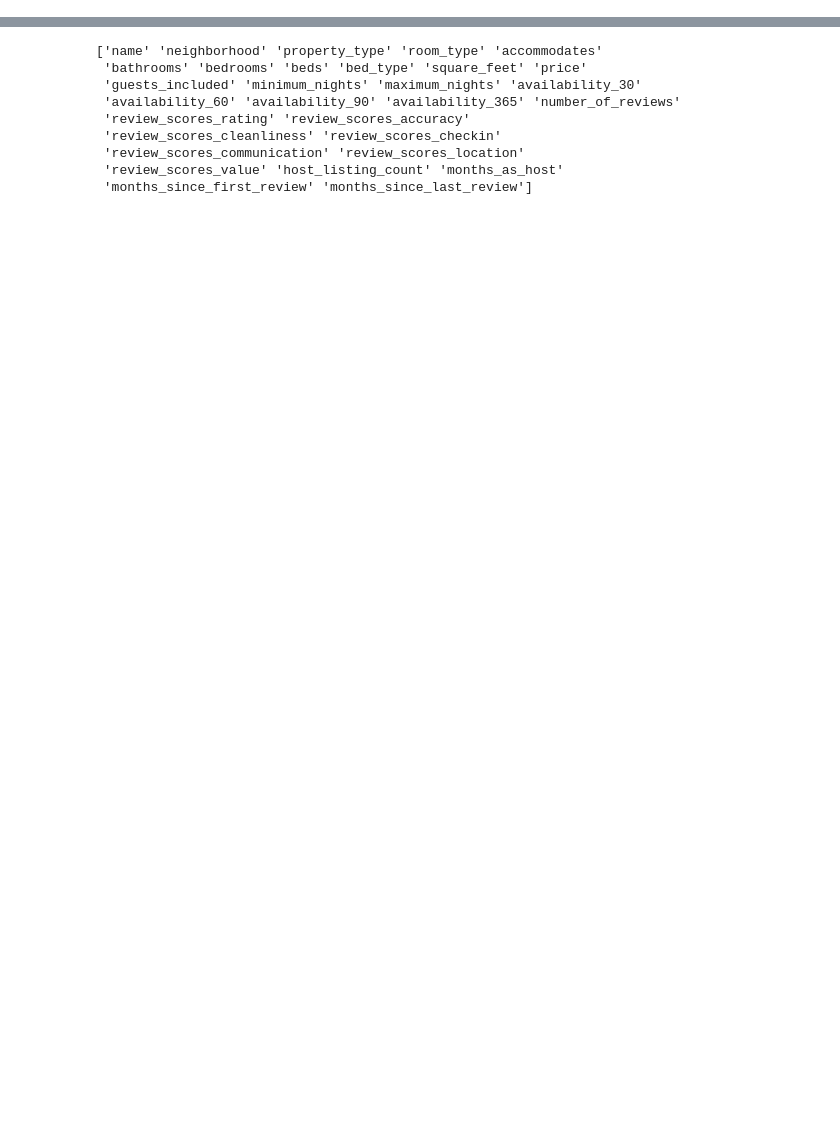
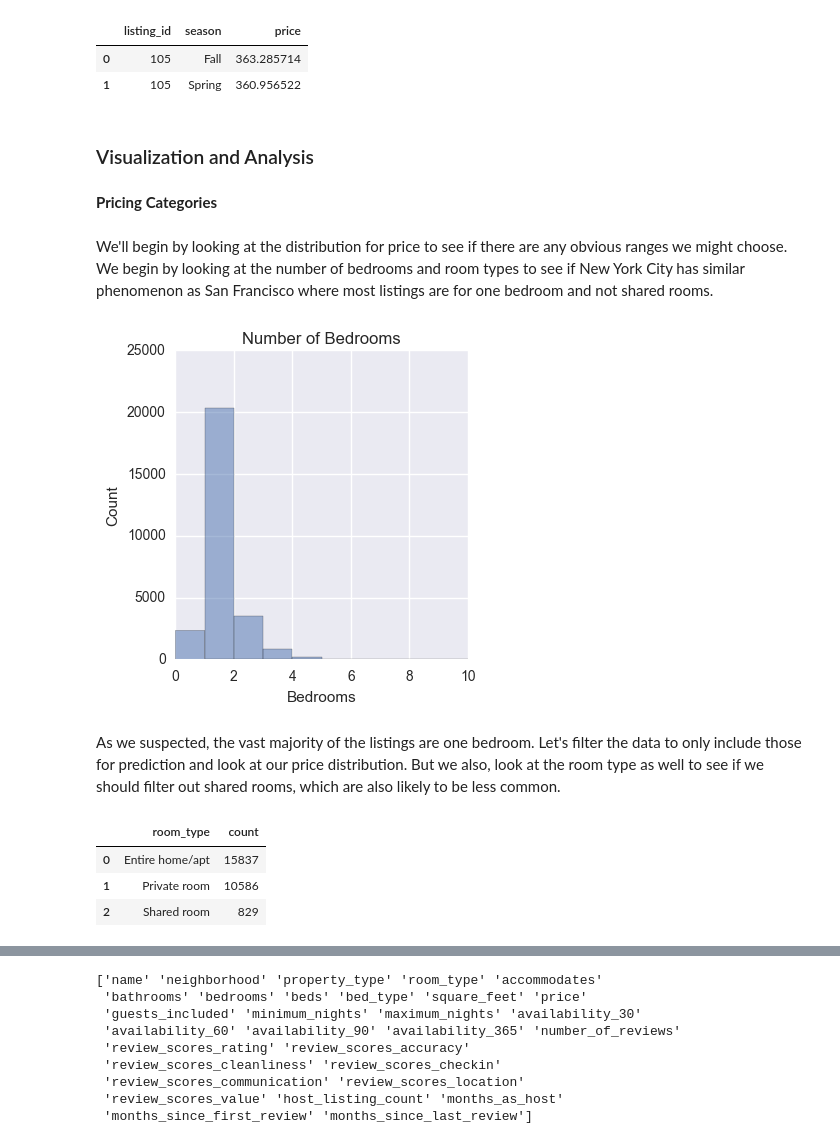
Before and after one commit to vijay4321/cs109AAirbnbProject, a Jupyter notebook: Camera-Murray-Garg-Thangella_CS109A_Project_Final_Report.ipynb, the cells around one changed output, grey strips where cells are left out. Cells and saved outputs as stored; diff of their text form; code cells hidden in the pictures; blank space fills up the shorter version.

```diff
--- a/Camera-Murray-Garg-Thangella_CS109A_Project_Final_Report.ipynb
+++ b/Camera-Murray-Garg-Thangella_CS109A_Project_Final_Report.ipynb
@@ -53,0 +118,15 @@ The cleansed listings dataframe is the main dataset we'll be using for our basel
+# %%
+# fill in missing dates with the "worst" value
+listingsDF [ "first_review" ][ listingsDF [ "first_review" ].isnull() ] = listingsDF [ "first_review" ][ listingsDF [ "first_review" ].notnull() ].max()
+listingsDF [ "last_review"  ][ listingsDF [ "last_review"  ].isnull() ] = listingsDF [ "last_review"  ][ listingsDF [ "last_review"  ].notnull() ].min()
+
+# create new date fields based on a months passed
+listingsDF [ "months_as_host" ] = ( ( 2014 - listingsDF [ "host_since" ].str [ : 4 ].astype ( int ) ) * 12 ) + ( 13 - listingsDF [ "host_since" ].str [ 5 : 7 ].astype ( int ) )
+listingsDF [ "months_since_first_review" ] = ( ( 2014 - listingsDF [ "first_review" ].str [ : 4 ].astype ( int ) ) * 12 ) + ( 13 - listingsDF [ "first_review" ].str [ 5 : 7 ].astype ( int ) )
+listingsDF [ "months_since_last_review"  ] = ( ( 2014 - listingsDF [ "last_review"  ].str [ : 4 ].astype ( int ) ) * 12 ) + ( 13 - listingsDF [ "last_review"  ].str [ 5 : 7 ].astype ( int ) )
+
+# drop columns we don't need
+listingsDF.drop ( [ 'host_since', 'first_review', 'last_review' ], axis = 1, inplace = True )
+
+# display the first two rows
+listingsDF.head ( n = 2 )
@@ -53,0 +174,18 @@ The cleansed listings dataframe is the main dataset we'll be using for our basel
+# %%
+# get rid of rows with blank or meaningless prices
+calendarDF = calendarDF [ np.isfinite ( calendarDF [ 'price' ] ) ]
+
+# create a seasonal dataframe with average seasonal pricing for each listing
+seasonalDF = calendarDF.groupby ( [ 'listing_id', 'season' ] ) [ 'price' ].mean().to_frame ( name = 'price' ).reset_index()
+
+seasonalDF.head ( n = 2 )
+# %% [output]
+|  | listing_id | season | price |
+| 0 | 105 | Fall | 363.285714 |
+| 1 | 105 | Spring | 360.956522 |
+# %% [markdown]
+### Visualization and Analysis
+# %% [markdown]
+**Pricing Categories**
+# %% [markdown]
+We'll begin by looking at the distribution for price to see if there are any obvious ranges we might choose. We begin by looking at the number of bedrooms and room types to see if New York City has similar phenomenon as San Francisco where most listings are for one bedroom and not shared rooms.
@@ -53,0 +195,31 @@ The cleansed listings dataframe is the main dataset we'll be using for our basel
+# %%
+# set up our visualization
+fig, ax = plt.subplots ( 1, 1, figsize = ( 4, 4 ) )
+
+# set the style
+plt.style.use ( [ 'seaborn-white', 'seaborn-muted' ] )
+matplotlib.rc ( "font", family = "Times New Roman" )
+
+# create histogram
+ax.hist ( listingsDF [ "bedrooms" ], alpha = 0.5 )
+
+# set labels
+ax.set_title  ( "Number of Bedrooms" )
+ax.yaxis.grid ( True )
+ax.set_xlabel ( "Bedrooms" )
+ax.set_ylabel ( "Count" )
+
+# display plot
+plt.tight_layout()
+plt.show()
+# %% [output]
+[figure, added]
+# %% [markdown]
+As we suspected, the vast majority of the listings are one bedroom. Let's filter the data to only include those for prediction and look at our price distribution. But we also, look at the room type as well to see if we should filter out shared rooms, which are also likely to be less common.
+# %%
+listingsDF.groupby ( [ 'room_type' ] ) [ 'room_type' ].count().to_frame ( name = 'count' ).reset_index()
+# %% [output]
+|  | room_type | count |
+| 0 | Entire home/apt | 15837 |
+| 1 | Private room | 10586 |
+| 2 | Shared room | 829 |
```
Also changed, not shown: parts of 83 cells of this notebook, 8 other files.
